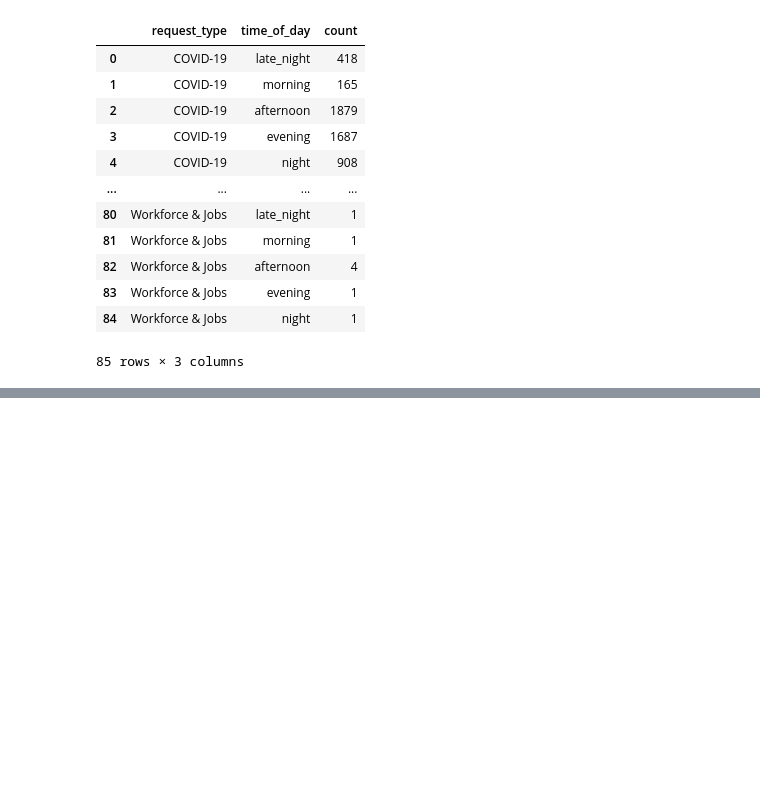
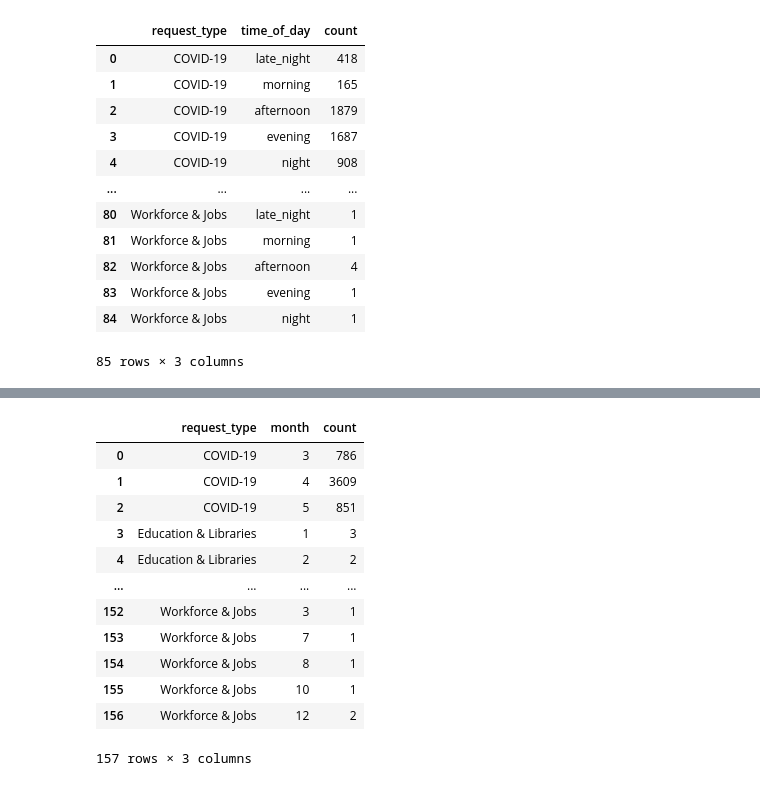
Before and after one commit to AmandaPartlow/hubNashville, a Jupyter notebook: notebooks/HubNashville_Call_Times.ipynb, the cells around one changed output, grey strips where cells are left out. Saved outputs shown, nothing was run; the diff lists cells and outputs as text; code cells hidden in the pictures; blank space fills up the shorter version.

```diff
--- a/notebooks/HubNashville_Call_Times.ipynb
+++ b/notebooks/HubNashville_Call_Times.ipynb
@@ -177,0 +210,3 @@ request_times.reset_index()
+# %%
+request_by_month = hub_nash[['request_type', 'month']].reset_index(drop=True)
+request_by_month.head()
@@ -177,0 +220,22 @@ request_times.reset_index()
+# %%
+request_months = request_by_month.groupby(['request_type', 'month'])['month'].count()
+# %%
+request_months = request_months.to_frame()
+# %%
+request_months.columns = ['count']
+# %%
+request_months.reset_index()
+# %% [output]
+|  | request_type | month | count |
+| 0 | COVID-19 | 3 | 786 |
+| 1 | COVID-19 | 4 | 3609 |
+| 2 | COVID-19 | 5 | 851 |
+| 3 | Education & Libraries | 1 | 3 |
+| 4 | Education & Libraries | 2 | 2 |
+| ... | ... | ... | ... |
+| 152 | Workforce & Jobs | 3 | 1 |
+| 153 | Workforce & Jobs | 7 | 1 |
+| 154 | Workforce & Jobs | 8 | 1 |
+| 155 | Workforce & Jobs | 10 | 1 |
+| 156 | Workforce & Jobs | 12 | 2 |
+157 rows × 3 columns
```
Also changed, not shown: parts of 12 cells of this notebook.
